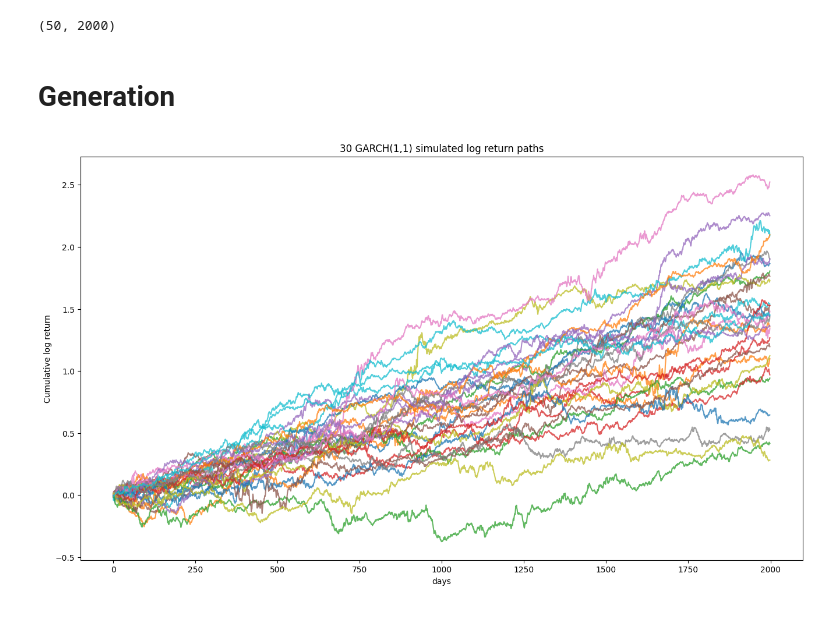
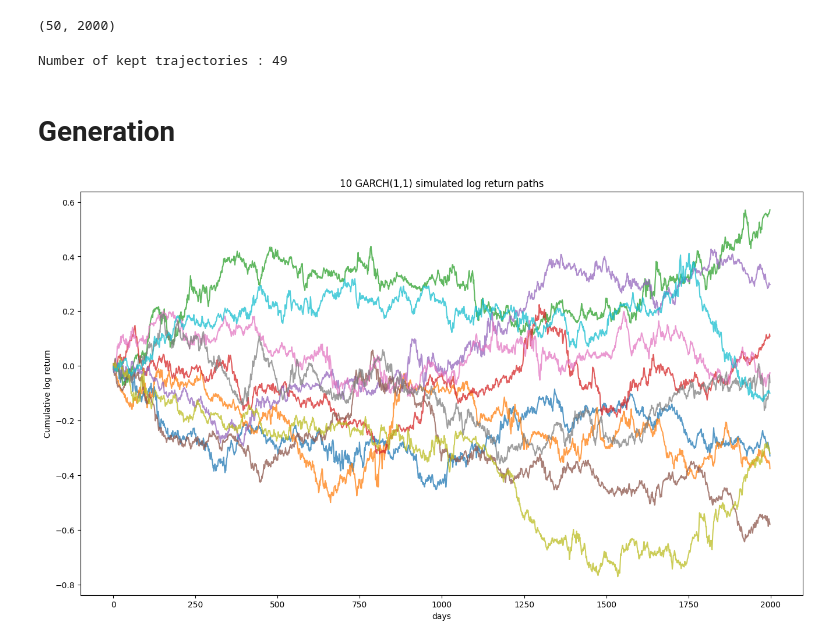
Before and after one commit to tahatt13/QuantGan, a Jupyter notebook: QuantGAN.ipynb, the cells around one changed output. Saved outputs shown, nothing was run; the diff lists cells and outputs as text; code cells hidden in the pictures.

```diff
--- a/QuantGAN.ipynb
+++ b/QuantGAN.ipynb
@@ -522,16 +520,24 @@ real_log_returns = np.diff(real_log_prices)
 # GARCH simulated data
 garch_log_prices = np.log(simulated_paths)
 garch_log_returns = np.diff(garch_log_prices, axis=1)
+
+#some basic filtering to redue the tendency of GAN to produce extreme returns
+garch_log_returns = garch_log_returns[(garch_log_returns.max(axis=1) <= 2 * sp500log.max()) & (garch_log_returns.min(axis=1) >= 2 * sp500log.min())]
+garch_log_returns -= garch_log_returns.mean()
+
+print("Number of kept trajectories :", len(garch_log_returns))
+# %% [output]
+Number of kept trajectories : 49
 # %% [markdown]
 # Generation
 # %%
 fig, ax = plt.subplots(figsize=(16,9))
-ax.plot(np.cumsum(garch_log_returns[:30], axis=1).T, alpha=0.75)
-ax.set_title('30 GARCH(1,1) simulated log return paths')
+ax.plot(np.cumsum(garch_log_returns[:10], axis=1).T, alpha=0.75)
+ax.set_title('10 GARCH(1,1) simulated log return paths')
 ax.set_xlabel('days')
 ax.set_ylabel('Cumulative log return');
 # %% [output]
-[figure, old version]
+[figure, new version]
 # %%
 n_bins = 100
 windows = [1, 5, 20, 100]
```
Also changed, not shown: parts of 21 cells of this notebook, 9 other files.
